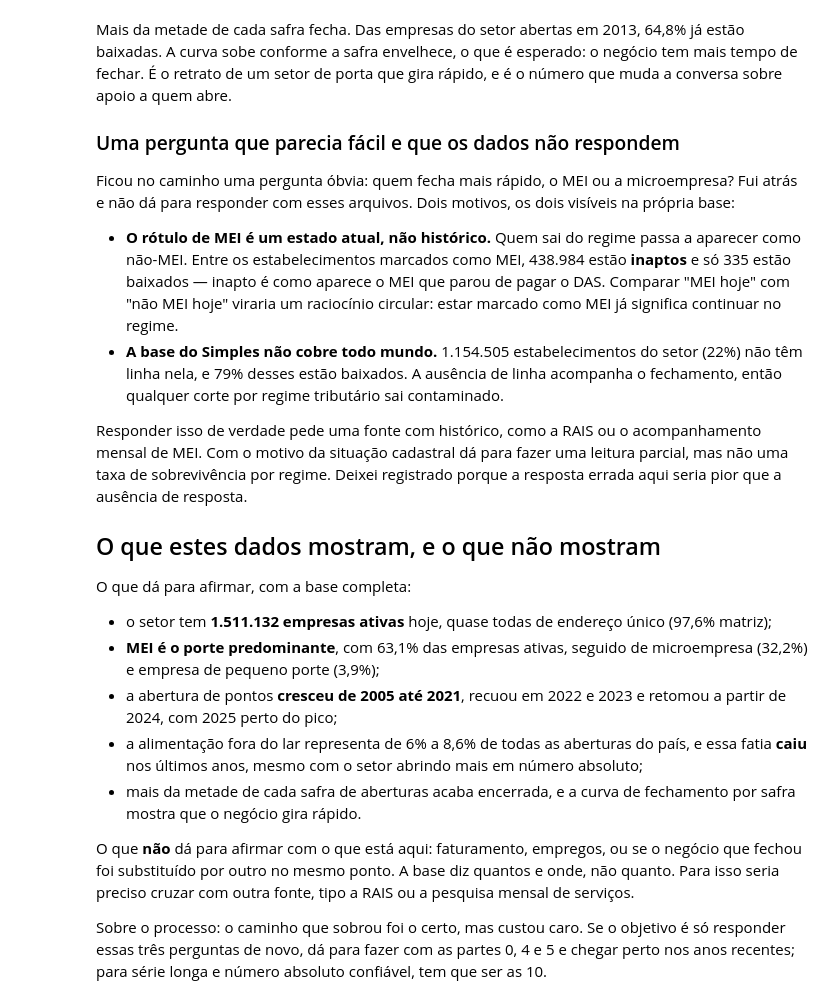
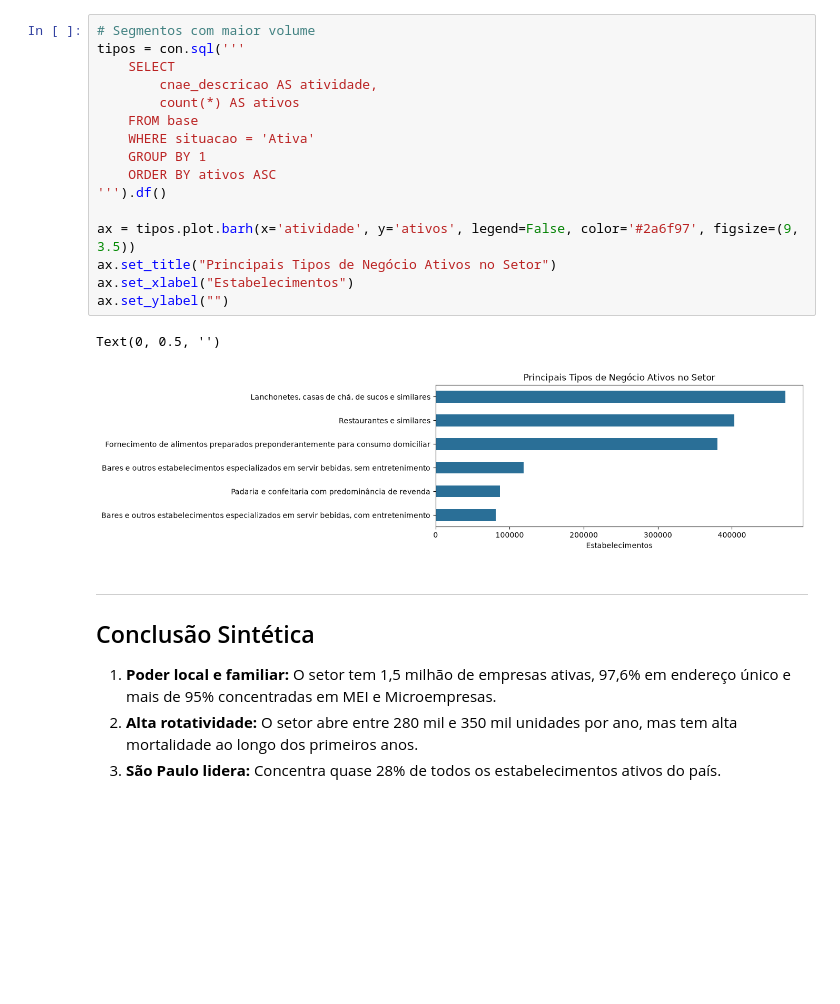
Before and after one commit to christiano-gonara/teste-abrasel-dados, a Jupyter notebook: notebooks/analise_abrasel.ipynb, the cells around one changed output. Drawn from its saved outputs; the diff is of its cells as text; blank space fills up the shorter version.

```diff
--- a/notebooks/analise_abrasel.ipynb
+++ b/notebooks/analise_abrasel.ipynb
@@ -481,46 +177,25 @@ safras.tail(8)
-# %% [markdown]
-Mais da metade de cada safra fecha. Das empresas do setor abertas em 2013, 64,8% já estão
-baixadas. A curva sobe conforme a safra envelhece, o que é esperado: o negócio tem mais tempo de
-fechar. É o retrato de um setor de porta que gira rápido, e é o número que muda a conversa sobre
-apoio a quem abre.
-
-### Uma pergunta que parecia fácil e que os dados não respondem
-
-Ficou no caminho uma pergunta óbvia: quem fecha mais rápido, o MEI ou a microempresa? Fui atrás e
-não dá para responder com esses arquivos. Dois motivos, os dois visíveis na própria base:
-
-- **O rótulo de MEI é um estado atual, não histórico.** Quem sai do regime passa a aparecer como
-  não-MEI. Entre os estabelecimentos marcados como MEI, 438.984 estão **inaptos** e só 335 estão
-  baixados — inapto é como aparece o MEI que parou de pagar o DAS. Comparar "MEI hoje" com
-  "não MEI hoje" viraria um raciocínio circular: estar marcado como MEI já significa continuar no
-  regime.
-- **A base do Simples não cobre todo mundo.** 1.154.505 estabelecimentos do setor (22%) não têm
-  linha nela, e 79% desses estão baixados. A ausência de linha acompanha o fechamento, então
-  qualquer corte por regime tributário sai contaminado.
-
-Responder isso de verdade pede uma fonte com histórico, como a RAIS ou o acompanhamento mensal de
-MEI. Com o motivo da situação cadastral dá para fazer uma leitura parcial, mas não uma taxa de
-sobrevivência por regime. Deixei registrado porque a resposta errada aqui seria pior que a
-ausência de resposta.
-
-## O que estes dados mostram, e o que não mostram
-
-O que dá para afirmar, com a base completa:
-
-- o setor tem **1.511.132 empresas ativas** hoje, quase todas de endereço único (97,6% matriz);
-- **MEI é o porte predominante**, com 63,1% das empresas ativas, seguido de microempresa (32,2%) e
-  empresa de pequeno porte (3,9%);
-- a abertura de pontos **cresceu de 2005 até 2021**, recuou em 2022 e 2023 e retomou a partir de
-  2024, com 2025 perto do pico;
-- a alimentação fora do lar representa de 6% a 8,6% de todas as aberturas do país, e essa fatia
-  **caiu** nos últimos anos, mesmo com o setor abrindo mais em número absoluto;
-- mais da metade de cada safra de aberturas acaba encerrada, e a curva de fechamento por safra
-  mostra que o negócio gira rápido.
-
-O que **não** dá para afirmar com o que está aqui: faturamento, empregos, ou se o negócio que
-fechou foi substituído por outro no mesmo ponto. A base diz quantos e onde, não quanto. Para isso
-seria preciso cruzar com outra fonte, tipo a RAIS ou a pesquisa mensal de serviços.
-
-Sobre o processo: o caminho que sobrou foi o certo, mas custou caro. Se o objetivo é só responder
-essas três perguntas de novo, dá para fazer com as partes 0, 4 e 5 e chegar perto nos anos
-recentes; para série longa e número absoluto confiável, tem que ser as 10.
+# %%
+# Segmentos com maior volume
+tipos = con.sql('''
+    SELECT
+        cnae_descricao AS atividade,
+        count(*) AS ativos
+    FROM base
+    WHERE situacao = 'Ativa'
+    GROUP BY 1
+    ORDER BY ativos ASC
+''').df()
+
+ax = tipos.plot.barh(x='atividade', y='ativos', legend=False, color='#2a6f97', figsize=(9, 3.5))
+ax.set_title("Principais Tipos de Negócio Ativos no Setor")
+ax.set_xlabel("Estabelecimentos")
+ax.set_ylabel("")
+# %% [output]
+Text(0, 0.5, '')
+[figure, added]
+# %% [markdown]
+---
+## Conclusão Sintética
+1. **Poder local e familiar:** O setor tem 1,5 milhão de empresas ativas, 97,6% em endereço único e mais de 95% concentradas em MEI e Microempresas.
+2. **Alta rotatividade:** O setor abre entre 280 mil e 350 mil unidades por ano, mas tem alta mortalidade ao longo dos primeiros anos.
+3. **São Paulo lidera:** Concentra quase 28% de todos os estabelecimentos ativos do país.
```
Also changed, not shown: parts of 33 cells of this notebook, 1 other file.
